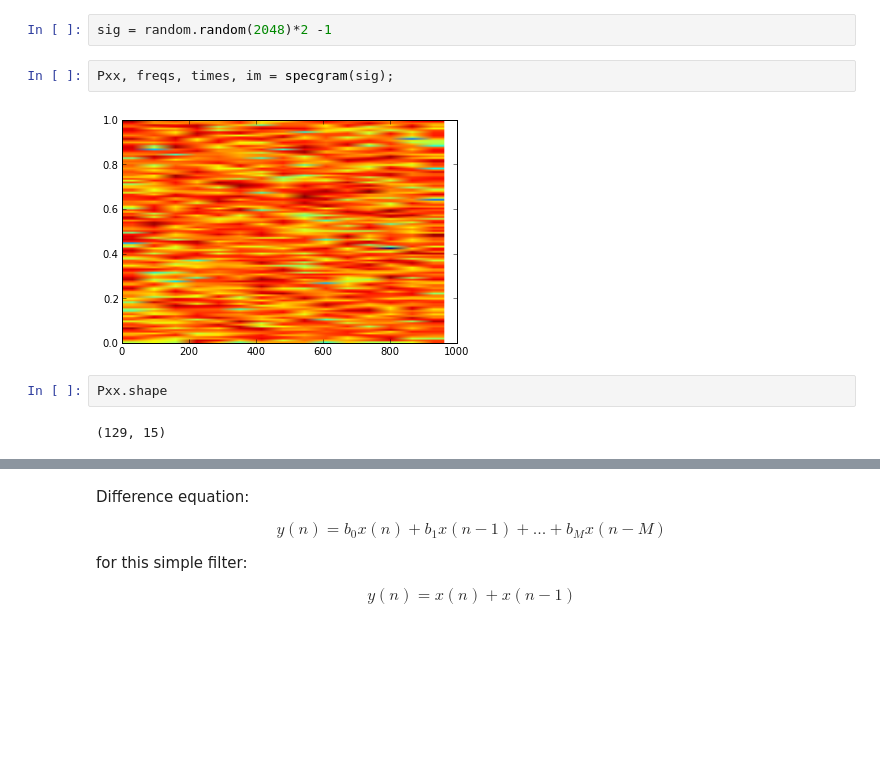
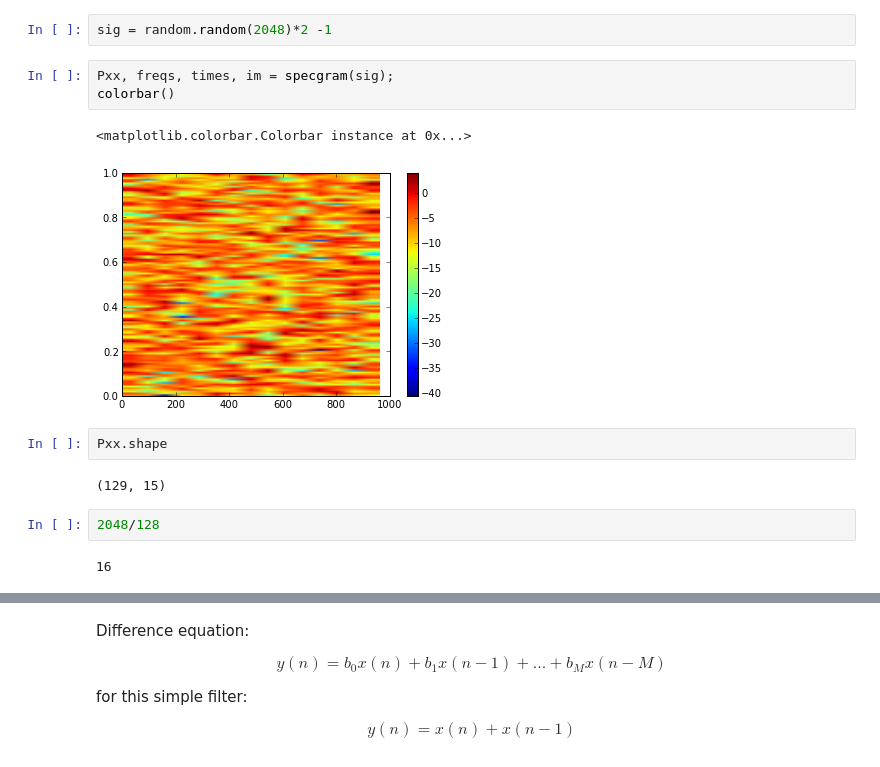
Before and after one commit to mantaraya36/201A-ipython, a Jupyter notebook: Audio Filters.ipynb, the cells around one changed output, grey strips where cells are left out. Cells and saved outputs as stored; diff of their text form; blank space fills up the shorter version.

```diff
--- a/Audio Filters.ipynb
+++ b/Audio Filters.ipynb
@@ -2,12 +2,18 @@
 sig = random.random(2048)*2 -1
 # %%
 Pxx, freqs, times, im = specgram(sig);
+colorbar()
 # %% [output]
+<matplotlib.colorbar.Colorbar instance at 0x...>
-[figure, old version]
+[figure, new version]
 # %%
 Pxx.shape
 # %% [output]
 (129, 15)
+# %%
+2048/128
+# %% [output]
+16
 # %%
 plot(Pxx[:,10])
 # %% [output]
```
Also changed, not shown: parts of 36 cells of this notebook.
